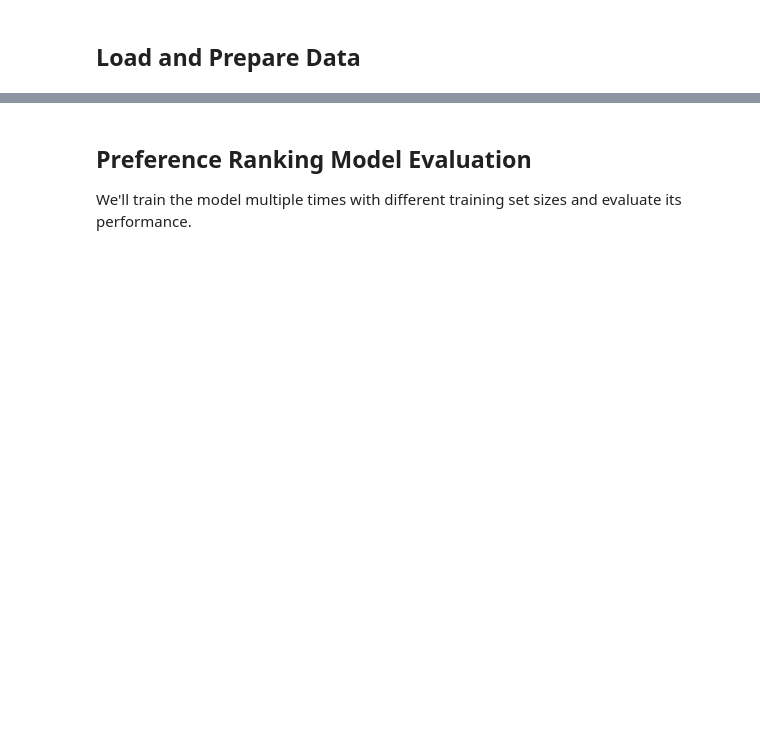
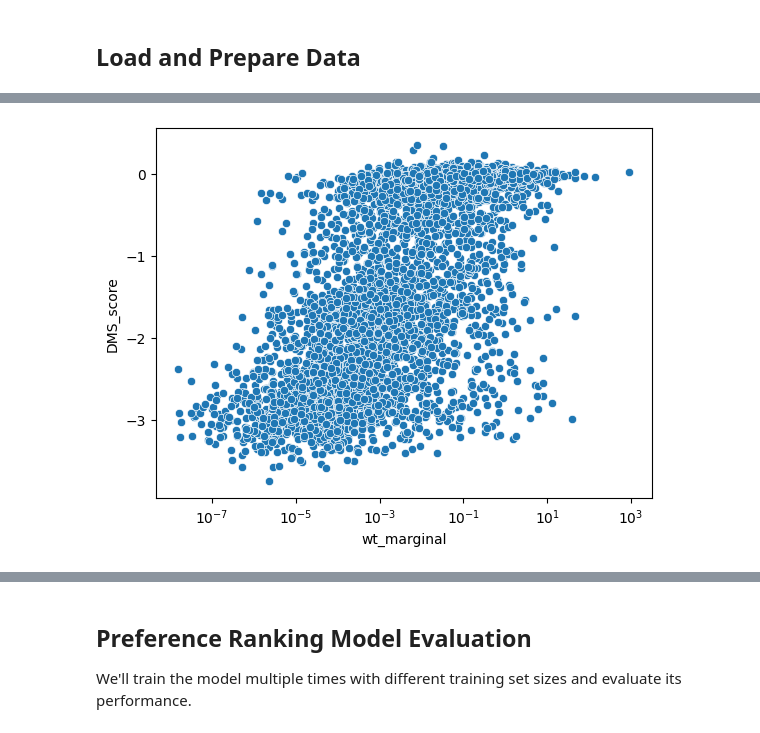
Before and after one commit to JBEI/foldy-internal, a Jupyter notebook: backend/src/notebooks/jacob/250312_preference_ranking_evaluation.ipynb, the cells around one changed output, grey strips where cells are left out. Saved outputs shown, nothing was run; the diff lists cells and outputs as text; code cells hidden in the pictures; blank space fills up the shorter version.

```diff
--- a/backend/src/notebooks/jacob/250312_preference_ranking_evaluation.ipynb
+++ b/backend/src/notebooks/jacob/250312_preference_ranking_evaluation.ipynb
@@ -40,3 +69,17 @@ Loaded 5435 embeddings and 4997 activity values
+# %%
+sns.scatterplot(
+    naturalness_df.drop(columns='seq_id').merge(
+        activity_df.drop(columns='seq_id'),
+        left_index=True,
+        right_index=True,
+        suffixes=('_left', '_right')
+    ),
+    x='wt_marginal',
+    y='DMS_score',
+)
+plt.xscale('log')
+# %% [output]
+[figure, added]
 # %%
 # Inspect the data
 print("Embeddings DataFrame:")
```
Also changed, not shown: parts of 16 cells of this notebook, 26 other files.
